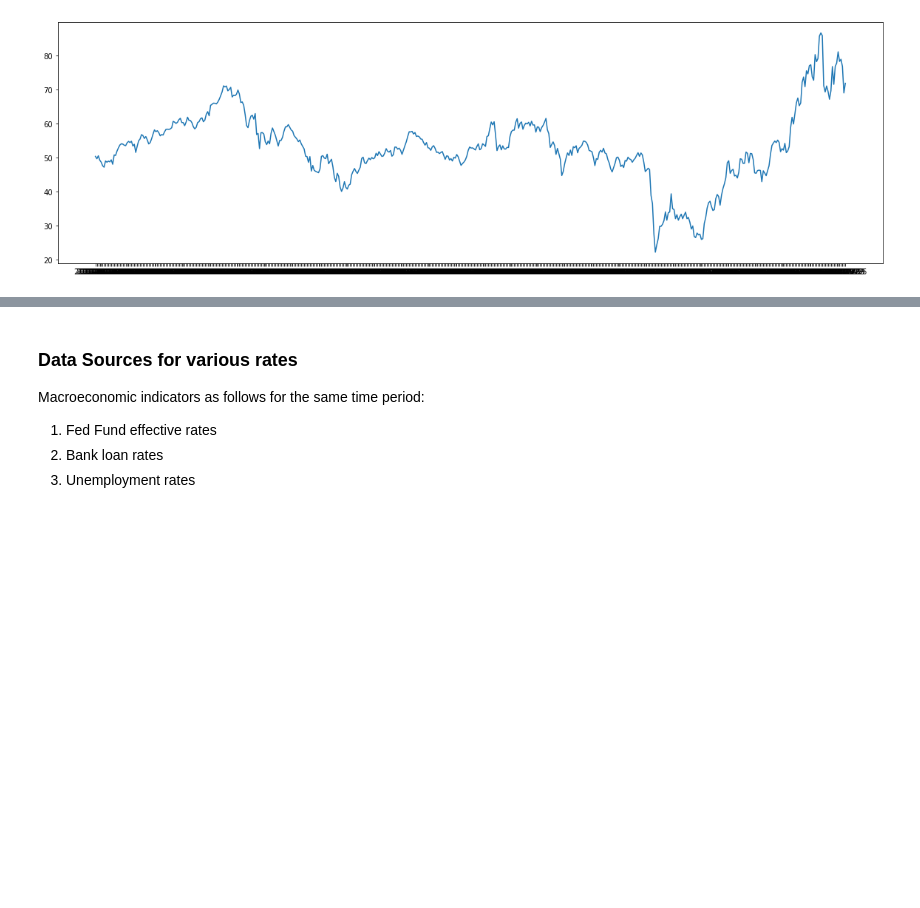
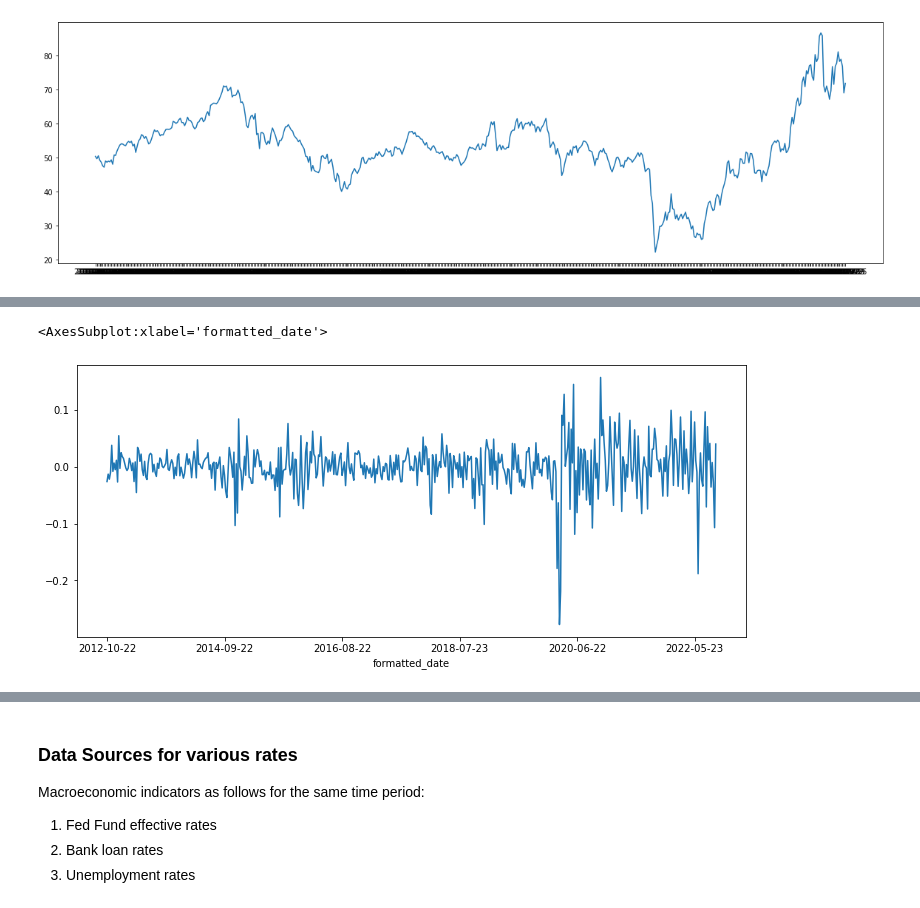
Before and after one commit to krishxx/wqumscfin, a Jupyter notebook: src/MScFE_Capstone.ipynb, the cells around one changed output, grey strips where cells are left out. Saved outputs shown, nothing was run; the diff lists cells and outputs as text; code cells hidden in the pictures; blank space fills up the shorter version.

```diff
--- a/src/MScFE_Capstone.ipynb
+++ b/src/MScFE_Capstone.ipynb
@@ -132,0 +209,10 @@ ax.plot(xle_df['adjclose']);
+# %%
+rec_count=20000
+xle_df['log_ret'] = np.log(xle_df['adjclose'])-np.log(xle_df['adjclose'].shift(1))
+xle_df.dropna(inplace = True)
+xle_df=xle_df[-rec_count:]
+xle_returns = xle_df.log_ret
+xle_returns.plot(figsize=(12,5))
+# %% [output]
+<AxesSubplot:xlabel='formatted_date'>
+[figure, added]
```
Also changed, not shown: parts of 52 cells of this notebook.
